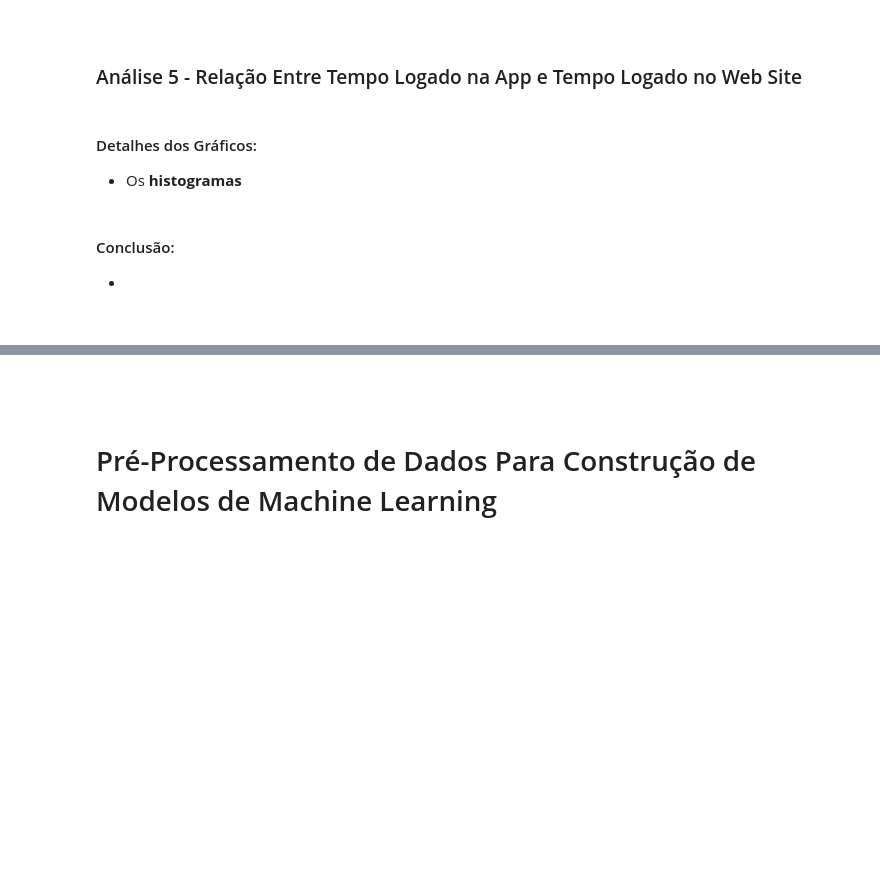
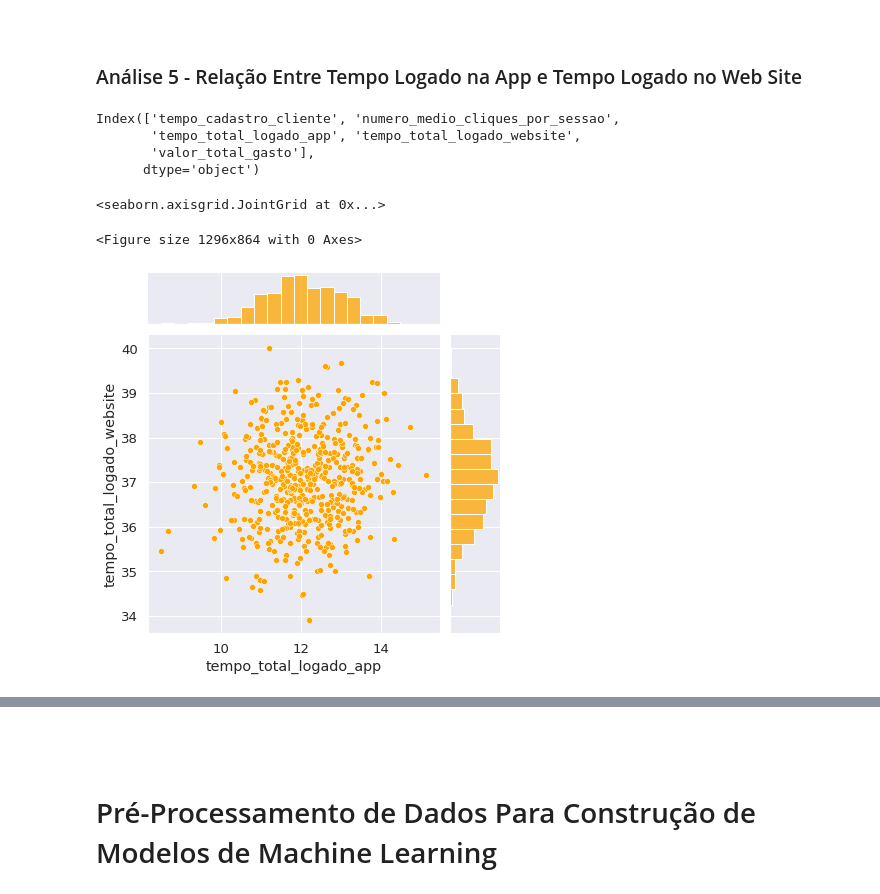
Before and after one commit to EduardoBran/Python_-_Machine_Learning_-_Projeto_Regressao, a Jupyter notebook: 01-Mini-Projeto_-_Construcao_Treinamento_Avaliacao_e_Selecao_de_Modelos_Para_Regressao.ipynb, the cells around one changed output, grey strips where cells are left out. Drawn from its saved outputs; the diff is of its cells as text; code cells hidden in the pictures; blank space fills up the shorter version.

```diff
--- a/01-Mini-Projeto_-_Construcao_Treinamento_Avaliacao_e_Selecao_de_Modelos_Para_Regressao.ipynb
+++ b/01-Mini-Projeto_-_Construcao_Treinamento_Avaliacao_e_Selecao_de_Modelos_Para_Regressao.ipynb
@@ -303,13 +372,22 @@ dados[['tempo_total_logado_website', 'valor_total_gasto']].corr()
 <br>
 
 ### Análise 5 - Relação Entre Tempo Logado na App e Tempo Logado no Web Site
-# %% [markdown]
-#### Detalhes dos Gráficos:
-
-- Os **histogramas**
-# %% [markdown]
-#### Conclusão:
-
--
-
-<br>
+# %%
+dados.columns
+# %% [output]
+Index(['tempo_cadastro_cliente', 'numero_medio_cliques_por_sessao',
+       'tempo_total_logado_app', 'tempo_total_logado_website',
+       'valor_total_gasto'],
+      dtype='object')
+# %%
+# Plot
+plt.figure(figsize = (18, 12))
+sns.set(font_scale = 1.2)
+sns.jointplot(data = dados,
+              x = 'tempo_total_logado_app',
+              y = 'tempo_total_logado_website',
+              color = 'orange')
+# %% [output]
+<seaborn.axisgrid.JointGrid at 0x...>
+<Figure size 1296x864 with 0 Axes>
+[figure, added]
```
Also changed, not shown: parts of 24 cells of this notebook, 1 other file.
